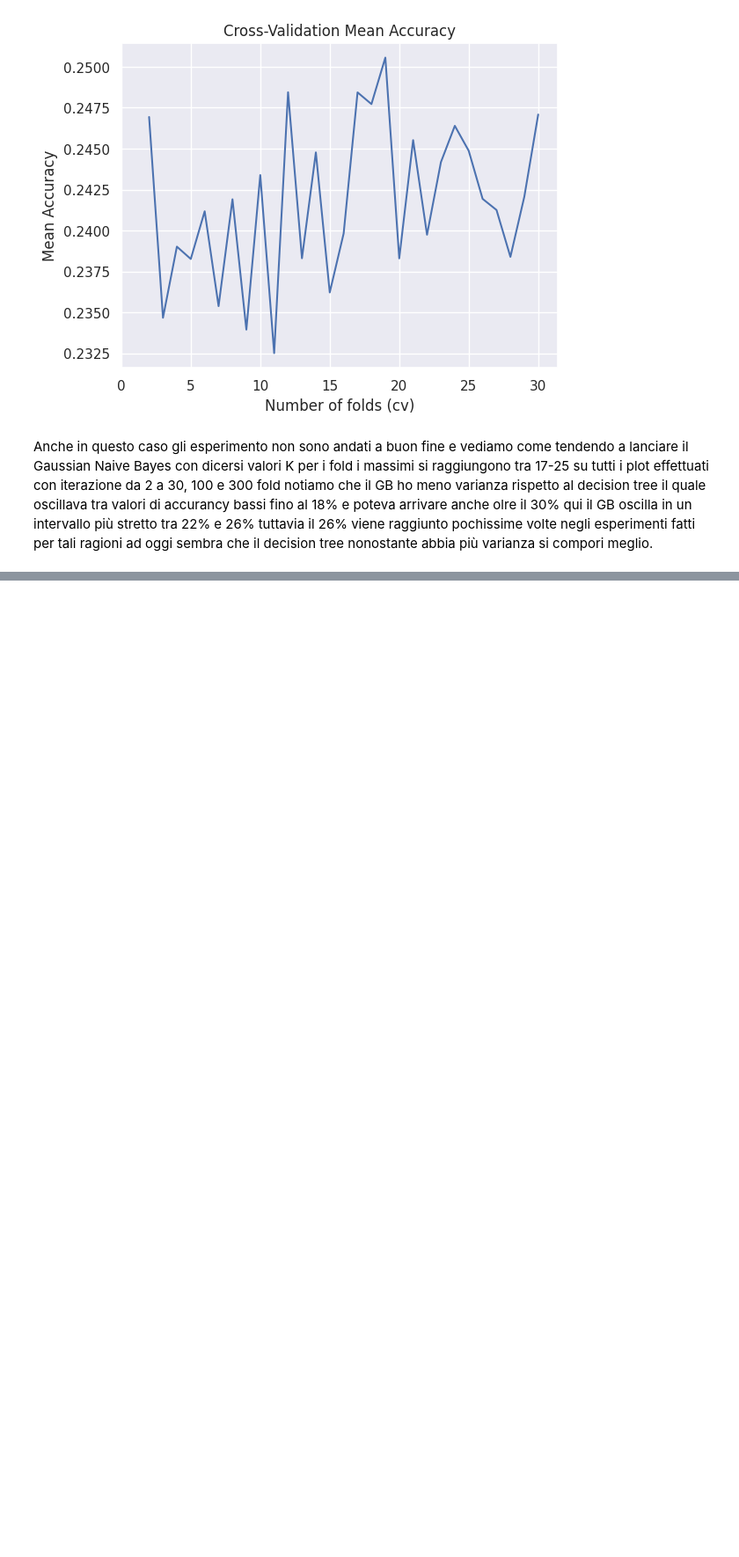
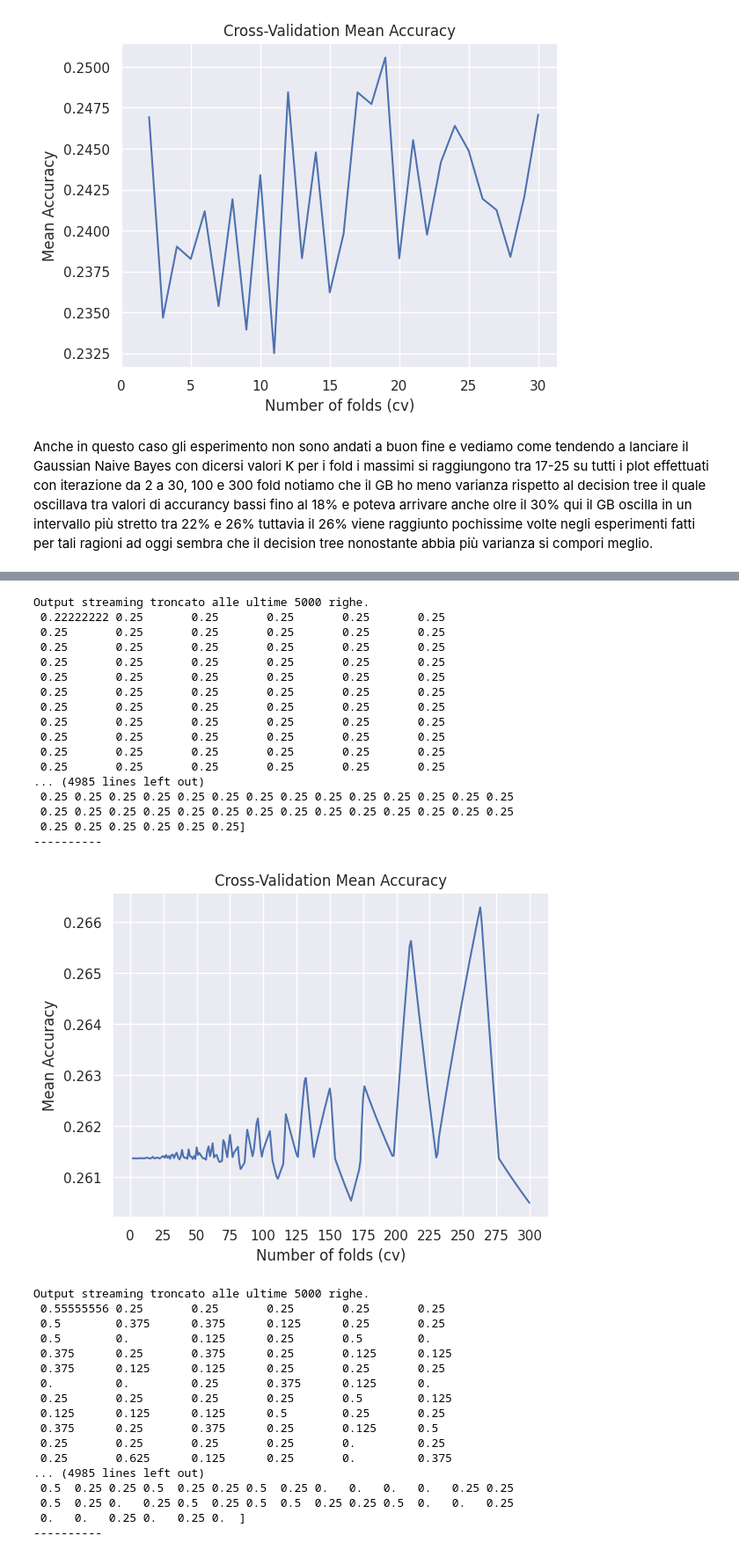
Before and after one commit to kozen88/HCV_DM23, a Jupyter notebook: Apprendimento_classificatore_Bayesiano.ipynb, the cells around one changed output, grey strips where cells are left out. Shown at 88% size. Saved outputs shown, nothing was run; the diff lists cells and outputs as text; code cells hidden in the pictures; blank space fills up the shorter version.

```diff
--- a/Apprendimento_classificatore_Bayesiano.ipynb
+++ b/Apprendimento_classificatore_Bayesiano.ipynb
@@ -178,0 +269,5 @@ Anche in questo caso gli esperimento non sono andati a buon fine e vediamo come
+# %%
+# esperimento condotto dalla disperazione del momento
+Bayes_model = [BernoulliNB, ComplementNB]
+
+evaluate_classifiers(values, Bayes_model, X, y)
@@ -178,0 +292,39 @@ Anche in questo caso gli esperimento non sono andati a buon fine e vediamo come
+# %%
+B_list = range(2,301) # questo esperimento è stato condotto con 30, 100, 300 fold che sono stati documentati
+evaluate_classifiers_with_plot(B_list, Bayes_model, X, y, 25)
+# %% [output]
+Output streaming troncato alle ultime 5000 righe.
+ 0.22222222 0.25       0.25       0.25       0.25       0.25
+ 0.25       0.25       0.25       0.25       0.25       0.25
+ 0.25       0.25       0.25       0.25       0.25       0.25
+ 0.25       0.25       0.25       0.25       0.25       0.25
+ 0.25       0.25       0.25       0.25       0.25       0.25
+ 0.25       0.25       0.25       0.25       0.25       0.25
+ 0.25       0.25       0.25       0.25       0.25       0.25
+ 0.25       0.25       0.25       0.25       0.25       0.25
+ 0.25       0.25       0.25       0.25       0.25       0.25
+ 0.25       0.25       0.25       0.25       0.25       0.25
+ 0.25       0.25       0.25       0.25       0.25       0.25
+... (4985 lines left out)
+ 0.25 0.25 0.25 0.25 0.25 0.25 0.25 0.25 0.25 0.25 0.25 0.25 0.25 0.25
+ 0.25 0.25 0.25 0.25 0.25 0.25 0.25 0.25 0.25 0.25 0.25 0.25 0.25 0.25
+ 0.25 0.25 0.25 0.25 0.25 0.25]
+----------
+[figure, added]
+Output streaming troncato alle ultime 5000 righe.
+ 0.55555556 0.25       0.25       0.25       0.25       0.25
+ 0.5        0.375      0.375      0.125      0.25       0.25
+ 0.5        0.         0.125      0.25       0.5        0.
+ 0.375      0.25       0.375      0.25       0.125      0.125
+ 0.375      0.125      0.125      0.25       0.25       0.25
+ 0.         0.         0.25       0.375      0.125      0.
+ 0.25       0.25       0.25       0.25       0.5        0.125
+ 0.125      0.125      0.125      0.5        0.25       0.25
+ 0.375      0.25       0.375      0.25       0.125      0.5
+ 0.25       0.25       0.25       0.25       0.         0.25
+ 0.25       0.625      0.125      0.25       0.         0.375
+... (4985 lines left out)
+ 0.5  0.25 0.25 0.5  0.25 0.25 0.5  0.25 0.   0.   0.   0.   0.25 0.25
+ 0.5  0.25 0.   0.25 0.5  0.25 0.5  0.5  0.25 0.25 0.5  0.   0.   0.25
+ 0.   0.   0.25 0.   0.25 0.  ]
+----------
```
Also changed, not shown: parts of 12 cells of this notebook.
